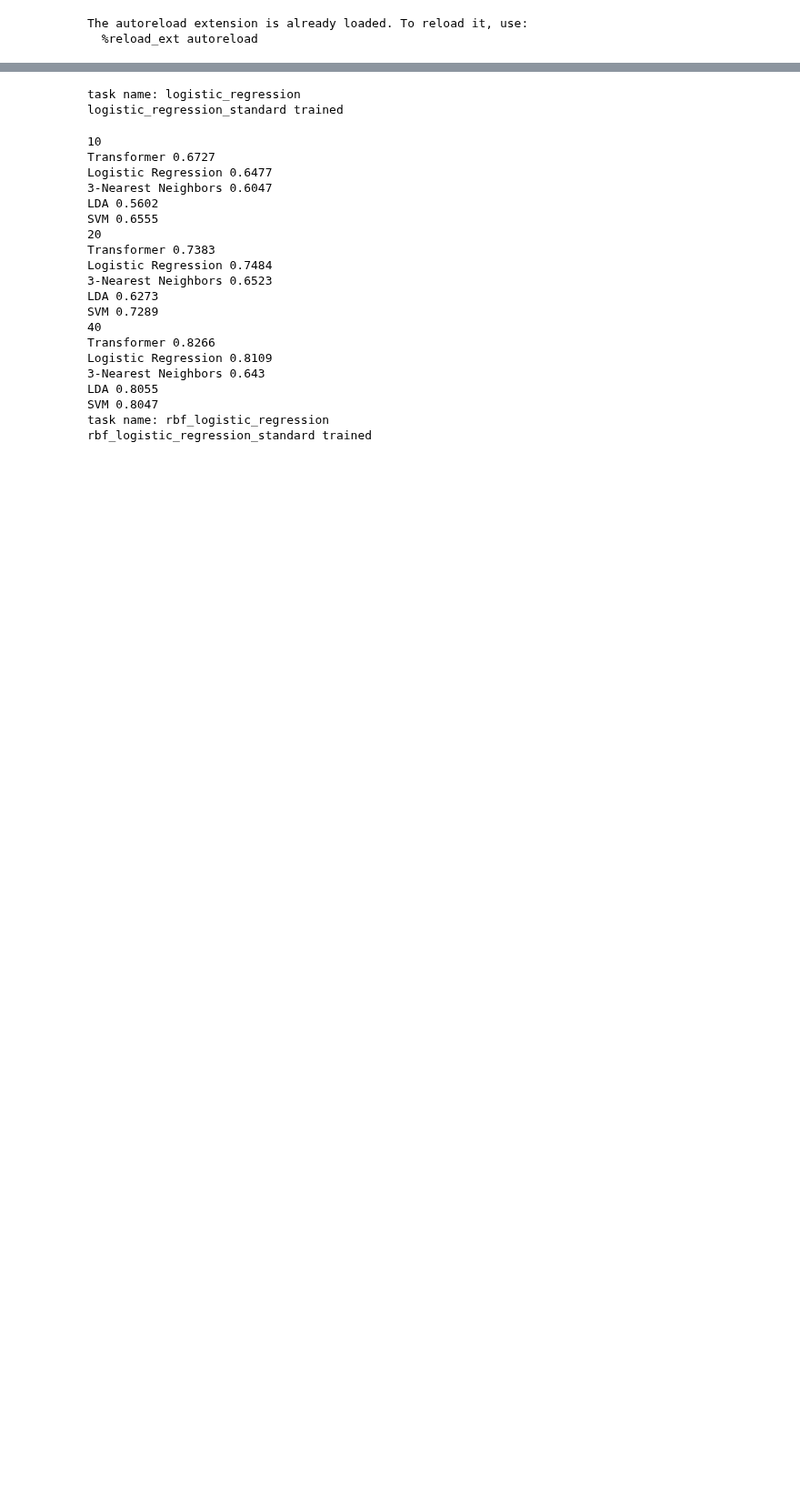
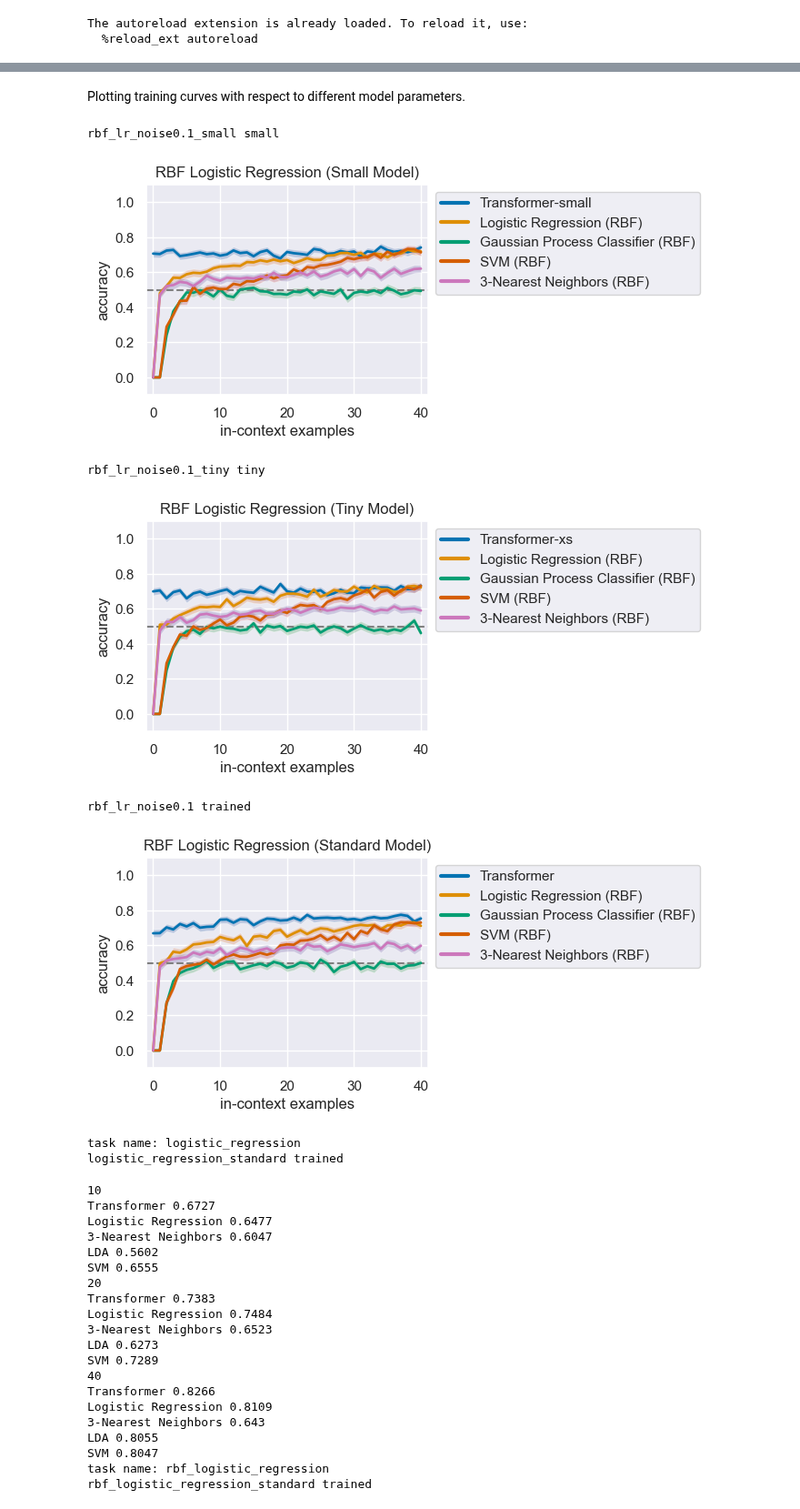
Before and after one commit to zenglingqi647/ICL, a Jupyter notebook: src/eval.ipynb, the cells around one changed output, grey strips where cells are left out. Shown at 91% size. Cells and saved outputs as stored; diff of their text form; code cells hidden in the pictures; blank space fills up the shorter version.

```diff
--- a/src/eval.ipynb
+++ b/src/eval.ipynb
@@ -72 +88,14 @@ UnboundLocalError: local variable 'low' referenced before assignment
+# %% [markdown]
+Plotting training curves with respect to different model parameters.
+# %%
+plot_metric("rbf_lr_noise0.1", "small", "RBF Logistic Regression (Small Model)")
+plot_metric("rbf_lr_noise0.1", "tiny", "RBF Logistic Regression (Tiny Model)")
+plot_metric("rbf_lr_noise0.1", "trained", "RBF Logistic Regression (Standard Model)")
+# %% [output]
+rbf_lr_noise0.1_small small
+[figure, added]
+rbf_lr_noise0.1_tiny tiny
+[figure, added]
+rbf_lr_noise0.1 trained
+[figure, added]
 # %%
```
Also changed, not shown: parts of 10 cells of this notebook, 1 other file.
